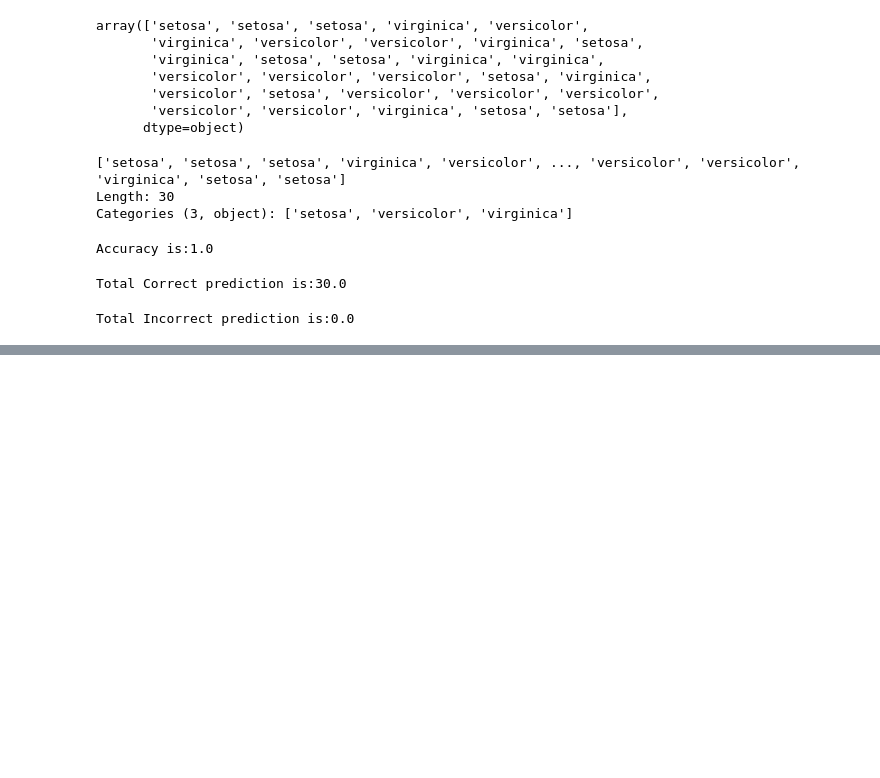
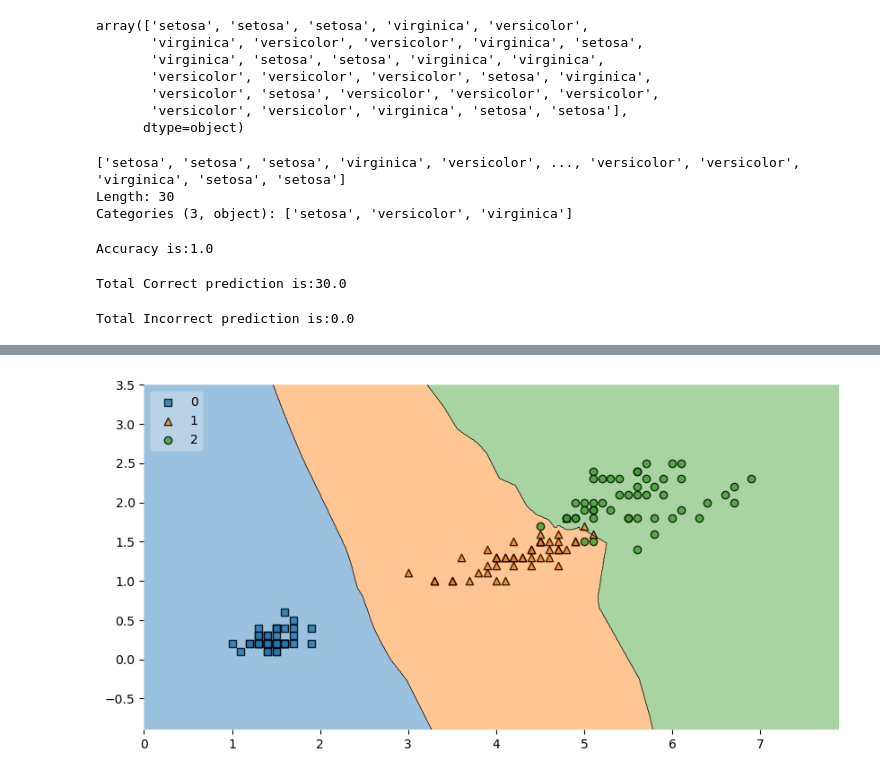
Before and after one commit to khanak2408/ML_LAB-2025, a Jupyter notebook: KNN_Iris_Test.ipynb, the cells around one changed output, grey strips where cells are left out. Drawn from its saved outputs; the diff is of its cells as text; code cells hidden in the pictures; blank space fills up the shorter version.

```diff
--- a/KNN_Iris_Test.ipynb
+++ b/KNN_Iris_Test.ipynb
@@ -105,0 +141,11 @@ Total Incorrect prediction is:0.0
+# %%
+X = iris.data[:,2:4]
+y = df_iris['species'].cat.codes.to_numpy().astype(np.int_)
+# %%
+from mlxtend.plotting import plot_decision_regions
+model.fit(X,y)
+plt.figure(figsize=(10,5))
+plot_decision_regions(X,y,clf=model,legend=2)
+plt.show()
+# %% [output]
+[figure, added]
```
Also changed, not shown: parts of 3 cells of this notebook.
